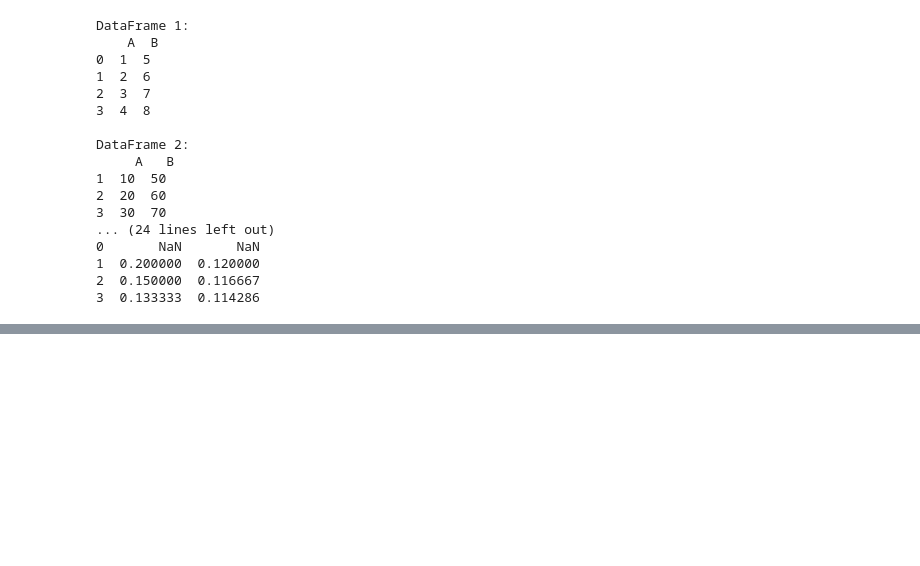
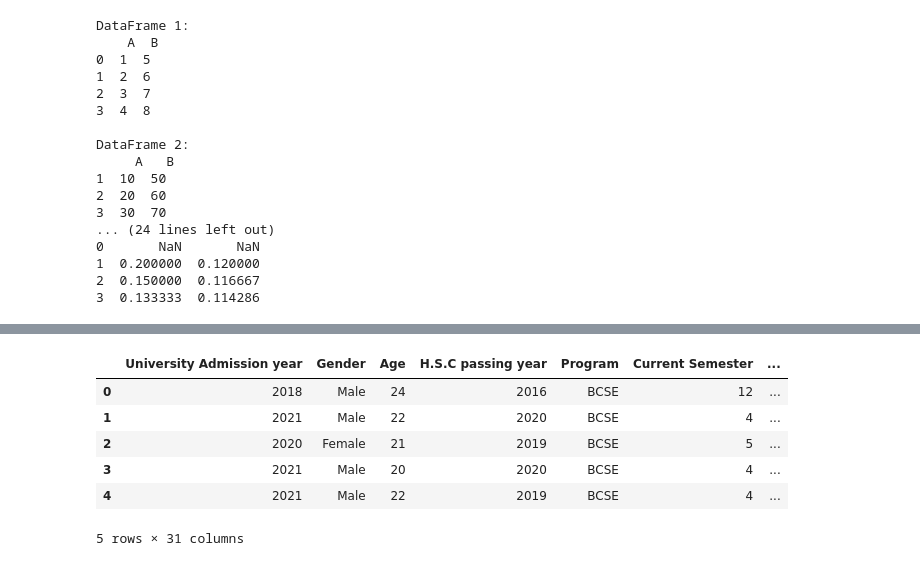
Before and after one commit to venkateshsalla01/Axiora_DS_Trainings, a Jupyter notebook: pandas.ipynb, the cells around one changed output, grey strips where cells are left out. Saved outputs shown, nothing was run; the diff lists cells and outputs as text; code cells hidden in the pictures; blank space fills up the shorter version.

```diff
--- a/pandas.ipynb
+++ b/pandas.ipynb
@@ -1319,0 +1531,14 @@ DataFrame 2:
+# %%
+import pandas as pd
+
+df = pd.read_csv('Students_Performance_dataset.csv')
+
+df.head()
+# %% [output]
+|  | University Admission year | Gender | Age | H.S.C passing year | Program | Current Semester | ... |
+| 0 | 2018 | Male | 24 | 2016 | BCSE | 12 | ... |
+| 1 | 2021 | Male | 22 | 2020 | BCSE | 4 | ... |
+| 2 | 2020 | Female | 21 | 2019 | BCSE | 5 | ... |
+| 3 | 2021 | Male | 20 | 2020 | BCSE | 4 | ... |
+| 4 | 2021 | Male | 22 | 2019 | BCSE | 4 | ... |
+5 rows × 31 columns
```
Also changed, not shown: parts of 115 cells of this notebook, 3 other files.
